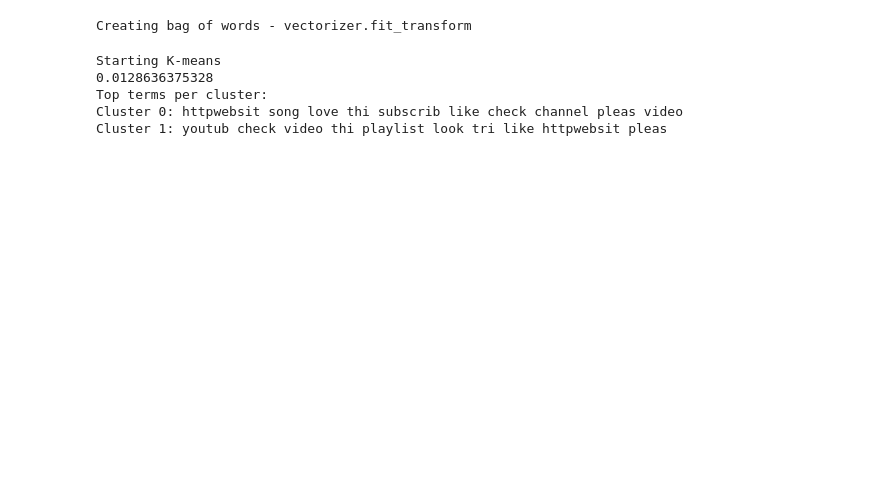
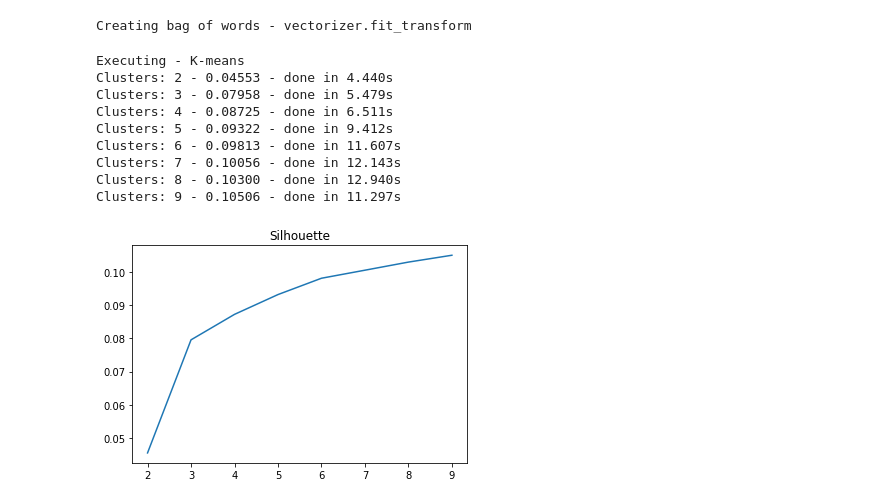
Before and after one commit to alexandressh/clustering, a Jupyter notebook: kmeans-python/jupyter-aula.ipynb, the cells around one changed output. Cells and saved outputs as stored; diff of their text form; code cells hidden in the pictures; blank space fills up the shorter version.

```diff
--- a/kmeans-python/jupyter-aula.ipynb
+++ b/kmeans-python/jupyter-aula.ipynb
@@ -17,6 +17,7 @@ stemmer = PorterStemmer()
 vectorizer = TfidfVectorizer(stop_words='english')
 
 corpus = []
+corpusOriginal = []
 corpusClassification = []
 
 # print("Removing contraction - replacer.replace")
@@ -24,6 +25,7 @@ corpusClassification = []
 # print("Steeming words - steemer.stem")
 for videoId,author,date,content,classification in dataframe.values:
     comment = []
+    corpusOriginal.append(content)
     content = content.lower()
     content = re.sub('(\s|\<)br\s*.\>', '', content)
     content = re.sub('(href.*)?http(.*)(\.com)?', 'HTTPWEBSITE', content)
@@ -43,47 +45,50 @@ Creating bag of words - vectorizer.fit_transform
 # %%
 from sklearn.cluster import KMeans, MiniBatchKMeans
 from sklearn.metrics.cluster import adjusted_rand_score
 from sklearn import metrics
 import matplotlib.pyplot as plt
 
+print("Executing - K-means")
+
 silhouetteValues = []
-maxK = 4
+bestFitLabels = []
+true_k = 10
 
-print("Starting K-means")
-# for k in range(2, maxK):
-#     km = KMeans(n_clusters=k, init='k-means++', max_iter=1000, verbose=False)
-#     t0 = time()
-#     km.fit(vectorized.toarray())
-#     labels = km.labels_
-#     silhouette = metrics.silhouette_score(vectorized.toarray(), labels, metric='euclidean')
-#     silhouetteValues.append(silhouette)
-#     print("Clusters: %d - %0.5f - done in %0.3fs" % (k, silhouette, (time() - t0)))
-#     true_k = k
+for k in range(2, true_k):
+    km = KMeans(n_clusters=k, init='k-means++', max_iter=1000, verbose=False)
+    t0 = time()
+    km.fit(vectorized.toarray())
+    labels = km.labels_
+    silhouette = metrics.silhouette_score(vectorized.toarray(), labels, metric='euclidean')
+    silhouetteValues.append(silhouette)
 
-# plt.title('Silhouette')
-# plt.plot(list(range(2,maxK)), silhouetteValues)
+    #Store the labels for the best silhouette
+    if silhouette >= max(silhouetteValues):
+        bestFitLabels = labels
+    print("Clusters: %d - %0.5f - done in %0.3fs" % (k, silhouette, (time() - t0)))
 
-# plt.show()
+plt.title('Silhouette')
+plt.plot(list(range(2, true_k)), silhouetteValues)
+plt.show()
 
-true_k = 2
-km = KMeans(n_clusters=true_k, init='k-means++', max_iter=5000, verbose=False)
-km.fit(vectorized.toarray())
-labels = km.labels_
-# result = km.predict(vectorized.toarray())
-rand = adjusted_rand_score(corpusClassification, labels)
-print(rand)
+print("Best silhouette is %0.5f - %d clusters" % (max(silhouetteValues), max(bestFitLabels)))
 
-print("Top terms per cluster:")
-order_centroids = km.cluster_centers_.argsort()[:, ::-1]
-terms = vectorizer.get_feature_names()
-for i in range(true_k):
+print()
+print("Comments from each cluster:")
+for i in range(min(bestFitLabels), max(bestFitLabels) + 1):
     print("Cluster %d:" % i, end='')
-    for ind in order_centroids[i, :10]:
-        print(' %s' % terms[ind], end='')
+    for index, original in enumerate(corpusOriginal):
+        if bestFitLabels[index] == i:
+            print(original)
     print()
 # %% [output]
-Starting K-means
-0.0128636375328
-Top terms per cluster:
-Cluster 0: httpwebsit song love thi subscrib like check channel pleas video
-Cluster 1: youtub check video thi playlist look tri like httpwebsit pleas
+Executing - K-means
+Clusters: 2 - 0.04553 - done in 4.440s
+Clusters: 3 - 0.07958 - done in 5.479s
+Clusters: 4 - 0.08725 - done in 6.511s
+Clusters: 5 - 0.09322 - done in 9.412s
+Clusters: 6 - 0.09813 - done in 11.607s
+Clusters: 7 - 0.10056 - done in 12.143s
+Clusters: 8 - 0.10300 - done in 12.940s
+Clusters: 9 - 0.10506 - done in 11.297s
+[figure, added]
```
Also changed, not shown: parts of 8 cells of this notebook.
